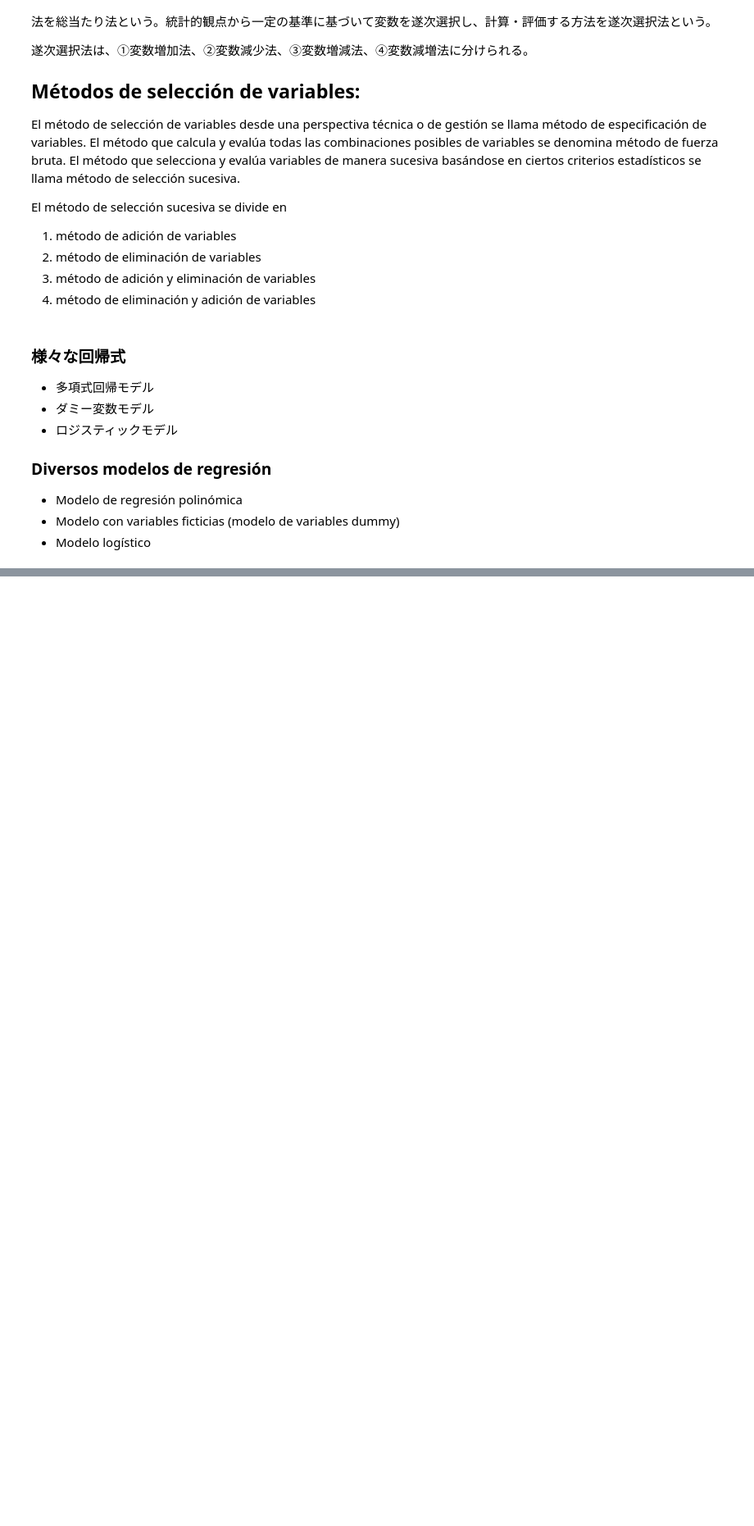
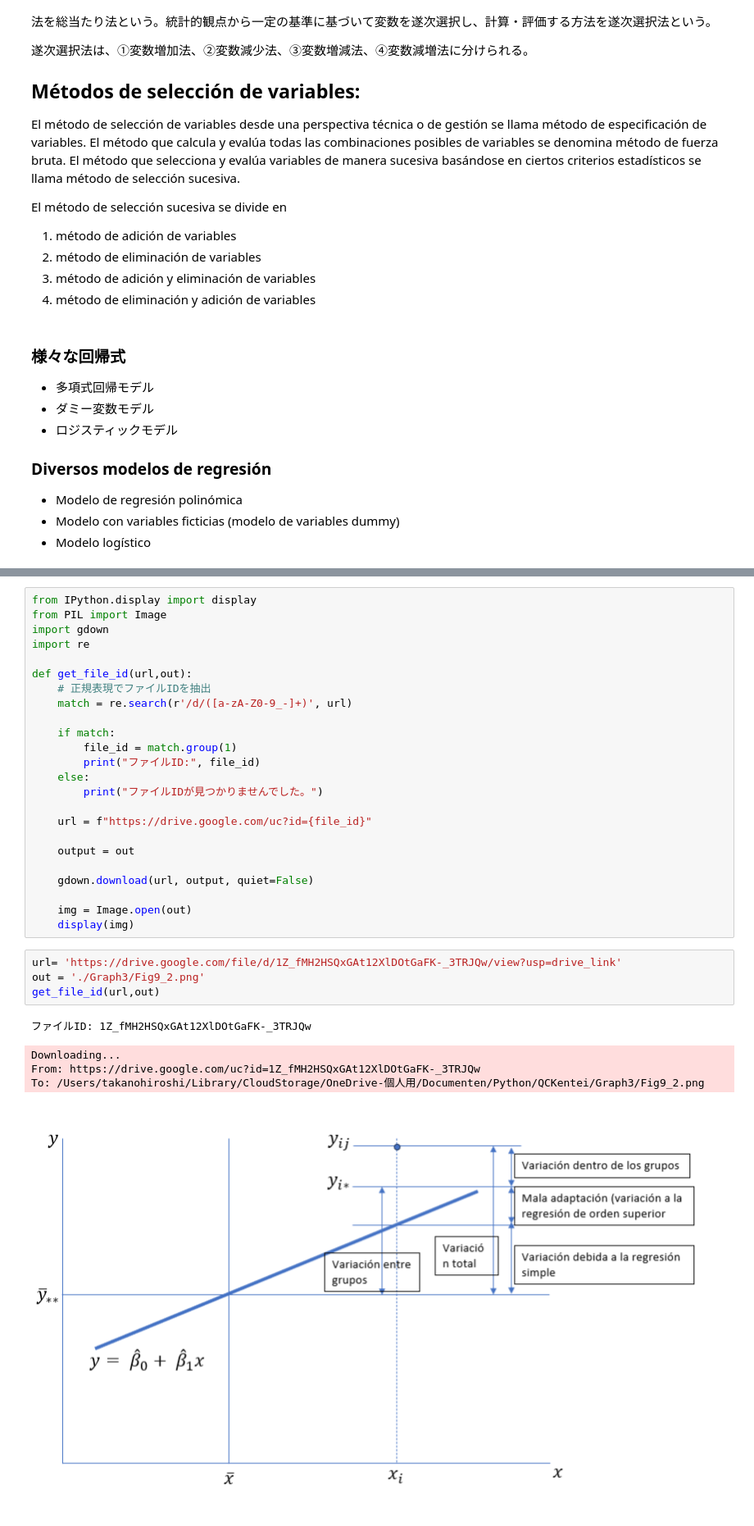
Before and after one commit to HiroshiATakano/QCKentei1, a Jupyter notebook: QCKentei1-9.ipynb, the cells around one changed output, grey strips where cells are left out. Shown at 82% size. Cells and saved outputs as stored; diff of their text form; blank space fills up the shorter version.

```diff
--- a/QCKentei1-9.ipynb
+++ b/QCKentei1-9.ipynb
@@ -1572,0 +2105,34 @@ notebook_name_html = notebook_name.replace(".ipynb",".html")
+# %%
+from IPython.display import display
+from PIL import Image
+import gdown
+import re
+
+def get_file_id(url,out):
+    # 正規表現でファイルIDを抽出
+    match = re.search(r'/d/([a-zA-Z0-9_-]+)', url)
+
+    if match:
+        file_id = match.group(1)
+        print("ファイルID:", file_id)
+    else:
+        print("ファイルIDが見つかりませんでした。")
+
+    url = f"https://drive.google.com/uc?id={file_id}"
+
+    output = out
+
+    gdown.download(url, output, quiet=False)
+
+    img = Image.open(out)
+    display(img)
+# %%
+url= 'https://drive.google.com/file/d/1Z_fMH2HSQxGAt12XlDOtGaFK-_3TRJQw/view?usp=drive_link'
+out = './Graph3/Fig9_2.png'
+get_file_id(url,out)
+# %% [output]
+ファイルID: 1Z_fMH2HSQxGAt12XlDOtGaFK-_3TRJQw
+Downloading...
+From: https://drive.google.com/uc?id=1Z_fMH2HSQxGAt12XlDOtGaFK-_3TRJQw
+To: /Users/takanohiroshi/Library/CloudStorage/OneDrive-個人用/Documenten/Python/QCKentei/Graph3/Fig9_2.png
+[figure, added]
```
Also changed, not shown: parts of 83 cells of this notebook, 13 other files.
